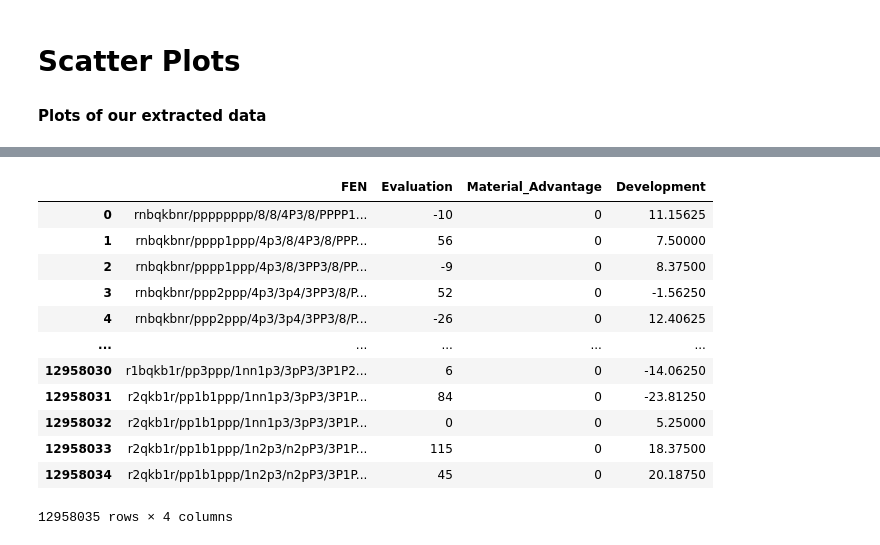
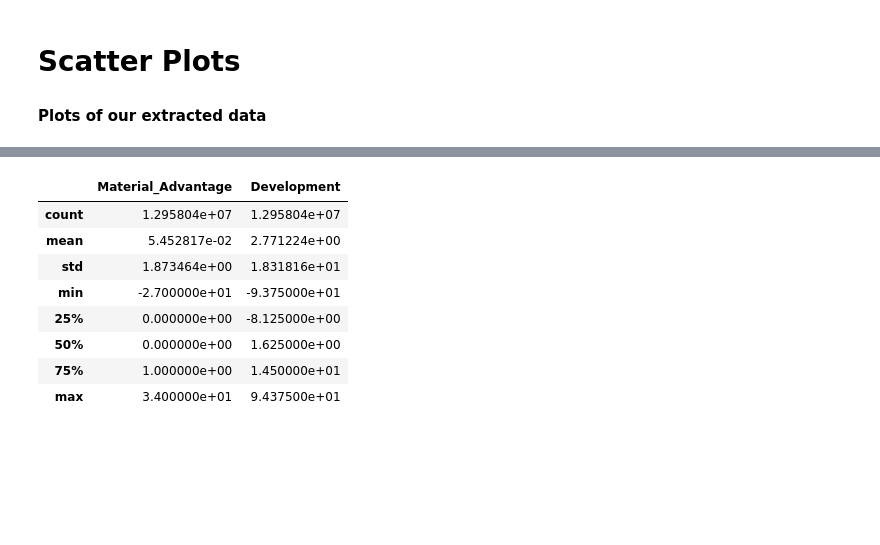
Before and after one commit to ezh247467/CSE151A-Group-Project, a Jupyter notebook: Group_Project.ipynb, the cells around one changed output, grey strips where cells are left out. Cells and saved outputs as stored; diff of their text form; code cells hidden in the pictures; blank space fills up the shorter version.

```diff
--- a/Group_Project.ipynb
+++ b/Group_Project.ipynb
@@ -539,7 +539,7 @@ evaluations = np.array(chessData_df['Evaluation'])
 for i in range(len(evaluations)):
   eval = evaluations[i]
   if '#' in eval:
-    evaluations[i] = eval[1] + '10000'
+    evaluations[i] = eval[1] + '16000'
   evaluations[i] = int(evaluations[i])
 
 evaluations = pd.DataFrame(evaluations, columns=['Evaluation'])
@@ -565,16 +570,12 @@ plt.show()
 # %%
-chessData_df
+chessData_df.describe()
 # %% [output]
-|  | FEN | Evaluation | Material_Advantage | Development |
-| 0 | rnbqkbnr/pppppppp/8/8/4P3/8/PPPP1... | -10 | 0 | 11.15625 |
-| 1 | rnbqkbnr/pppp1ppp/4p3/8/4P3/8/PPP... | 56 | 0 | 7.50000 |
-| 2 | rnbqkbnr/pppp1ppp/4p3/8/3PP3/8/PP... | -9 | 0 | 8.37500 |
-| 3 | rnbqkbnr/ppp2ppp/4p3/3p4/3PP3/8/P... | 52 | 0 | -1.56250 |
-| 4 | rnbqkbnr/ppp2ppp/4p3/3p4/3PP3/8/P... | -26 | 0 | 12.40625 |
-| ... | ... | ... | ... | ... |
-| 12958030 | r1bqkb1r/pp3ppp/1nn1p3/3pP3/3P1P2... | 6 | 0 | -14.06250 |
-| 12958031 | r2qkb1r/pp1b1ppp/1nn1p3/3pP3/3P1P... | 84 | 0 | -23.81250 |
-| 12958032 | r2qkb1r/pp1b1ppp/1nn1p3/3pP3/3P1P... | 0 | 0 | 5.25000 |
-| 12958033 | r2qkb1r/pp1b1ppp/1n2p3/n2pP3/3P1P... | 115 | 0 | 18.37500 |
-| 12958034 | r2qkb1r/pp1b1ppp/1n2p3/n2pP3/3P1P... | 45 | 0 | 20.18750 |
+|  | Material_Advantage | Development |
+| count | 1.295804e+07 | 1.295804e+07 |
+| mean | 5.452817e-02 | 2.771224e+00 |
+| std | 1.873464e+00 | 1.831816e+01 |
+| min | -2.700000e+01 | -9.375000e+01 |
+| 25% | 0.000000e+00 | -8.125000e+00 |
+| 50% | 0.000000e+00 | 1.625000e+00 |
+| 75% | 1.000000e+00 | 1.450000e+01 |
+| max | 3.400000e+01 | 9.437500e+01 |
-12958035 rows × 4 columns
```
Also changed, not shown: parts of 3 cells of this notebook, 1 other file.
